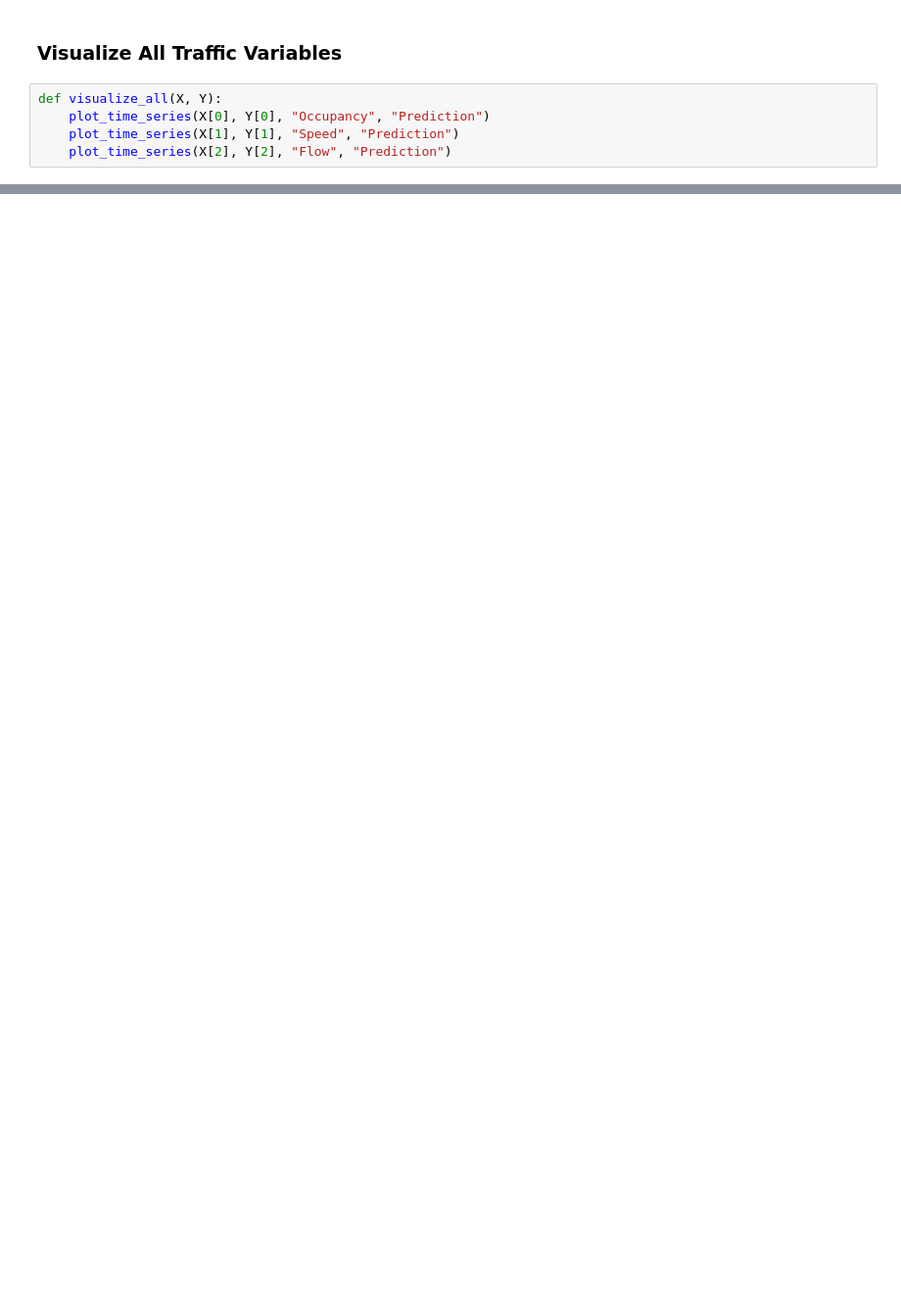
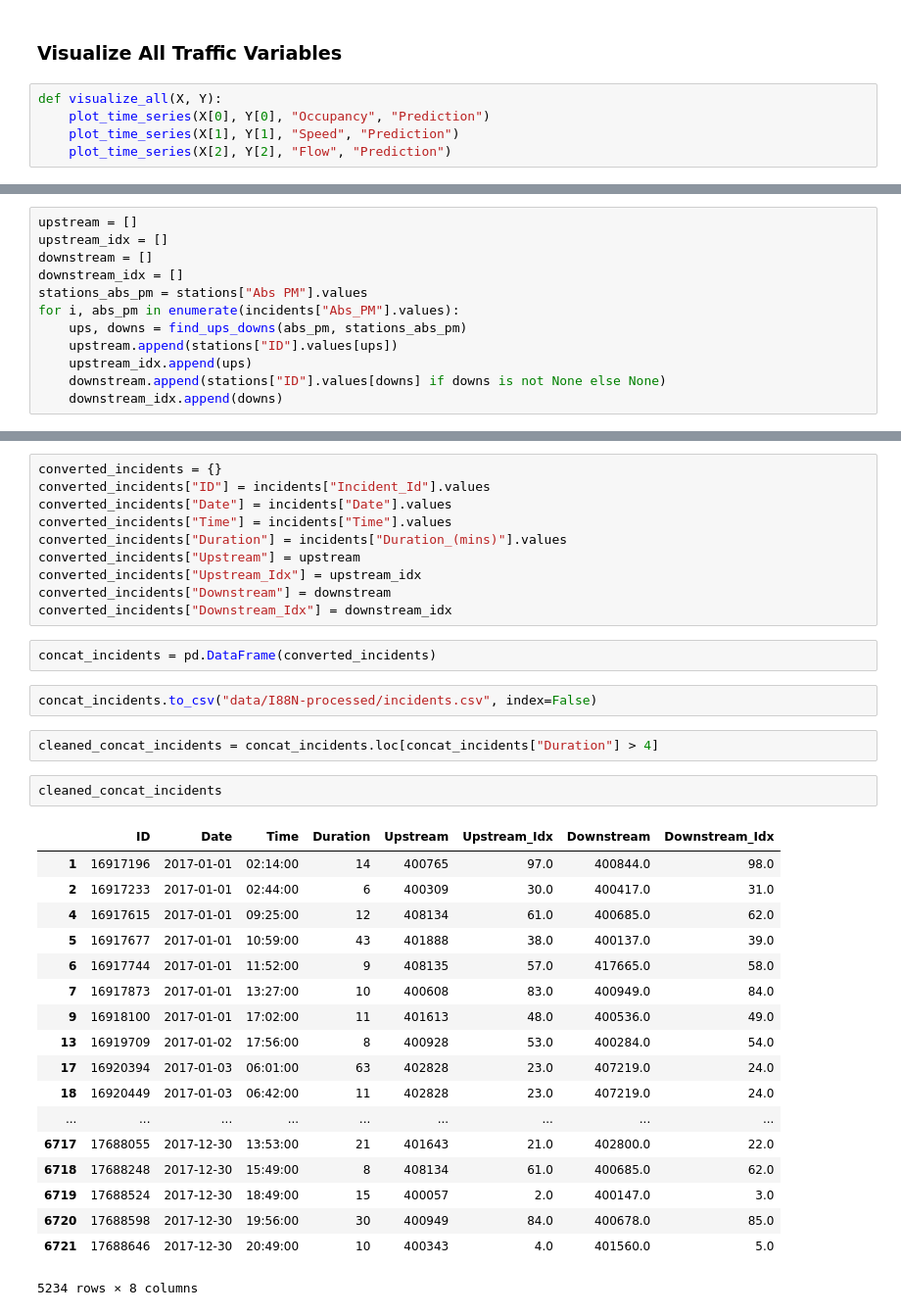
Before and after one commit to hy-lei/A-Hybrid-Approach-for-AID, a Jupyter notebook: TSA.ipynb, the cells around one changed output, grey strips where cells are left out. Shown at 98% size. Saved outputs shown, nothing was run; the diff lists cells and outputs as text; blank space fills up the shorter version.

```diff
--- a/TSA.ipynb
+++ b/TSA.ipynb
@@ -585,0 +731,12 @@ def visualize_all(X, Y):
+# %%
+upstream = []
+upstream_idx = []
+downstream = []
+downstream_idx = []
+stations_abs_pm = stations["Abs PM"].values
+for i, abs_pm in enumerate(incidents["Abs_PM"].values):
+    ups, downs = find_ups_downs(abs_pm, stations_abs_pm)
+    upstream.append(stations["ID"].values[ups])
+    upstream_idx.append(ups)
+    downstream.append(stations["ID"].values[downs] if downs is not None else None)
+    downstream_idx.append(downs)
@@ -585,0 +747,37 @@ def visualize_all(X, Y):
+# %%
+converted_incidents = {}
+converted_incidents["ID"] = incidents["Incident_Id"].values
+converted_incidents["Date"] = incidents["Date"].values
+converted_incidents["Time"] = incidents["Time"].values
+converted_incidents["Duration"] = incidents["Duration_(mins)"].values
+converted_incidents["Upstream"] = upstream
+converted_incidents["Upstream_Idx"] = upstream_idx
+converted_incidents["Downstream"] = downstream
+converted_incidents["Downstream_Idx"] = downstream_idx
+# %%
+concat_incidents = pd.DataFrame(converted_incidents)
+# %%
+concat_incidents.to_csv("data/I88N-processed/incidents.csv", index=False)
+# %%
+cleaned_concat_incidents = concat_incidents.loc[concat_incidents["Duration"] > 4]
+# %%
+cleaned_concat_incidents
+# %% [output]
+|  | ID | Date | Time | Duration | Upstream | Upstream_Idx | Downstream | Downstream_Idx |
+| 1 | 16917196 | 2017-01-01 | 02:14:00 | 14 | 400765 | 97.0 | 400844.0 | 98.0 |
+| 2 | 16917233 | 2017-01-01 | 02:44:00 | 6 | 400309 | 30.0 | 400417.0 | 31.0 |
+| 4 | 16917615 | 2017-01-01 | 09:25:00 | 12 | 408134 | 61.0 | 400685.0 | 62.0 |
+| 5 | 16917677 | 2017-01-01 | 10:59:00 | 43 | 401888 | 38.0 | 400137.0 | 39.0 |
+| 6 | 16917744 | 2017-01-01 | 11:52:00 | 9 | 408135 | 57.0 | 417665.0 | 58.0 |
+| 7 | 16917873 | 2017-01-01 | 13:27:00 | 10 | 400608 | 83.0 | 400949.0 | 84.0 |
+| 9 | 16918100 | 2017-01-01 | 17:02:00 | 11 | 401613 | 48.0 | 400536.0 | 49.0 |
+| 13 | 16919709 | 2017-01-02 | 17:56:00 | 8 | 400928 | 53.0 | 400284.0 | 54.0 |
+| 17 | 16920394 | 2017-01-03 | 06:01:00 | 63 | 402828 | 23.0 | 407219.0 | 24.0 |
+| 18 | 16920449 | 2017-01-03 | 06:42:00 | 11 | 402828 | 23.0 | 407219.0 | 24.0 |
+| ... | ... | ... | ... | ... | ... | ... | ... | ... |
+| 6717 | 17688055 | 2017-12-30 | 13:53:00 | 21 | 401643 | 21.0 | 402800.0 | 22.0 |
+| 6718 | 17688248 | 2017-12-30 | 15:49:00 | 8 | 408134 | 61.0 | 400685.0 | 62.0 |
+| 6719 | 17688524 | 2017-12-30 | 18:49:00 | 15 | 400057 | 2.0 | 400147.0 | 3.0 |
+| 6720 | 17688598 | 2017-12-30 | 19:56:00 | 30 | 400949 | 84.0 | 400678.0 | 85.0 |
+| 6721 | 17688646 | 2017-12-30 | 20:49:00 | 10 | 400343 | 4.0 | 401560.0 | 5.0 |
+5234 rows × 8 columns
```
Also changed, not shown: parts of 57 cells of this notebook.
